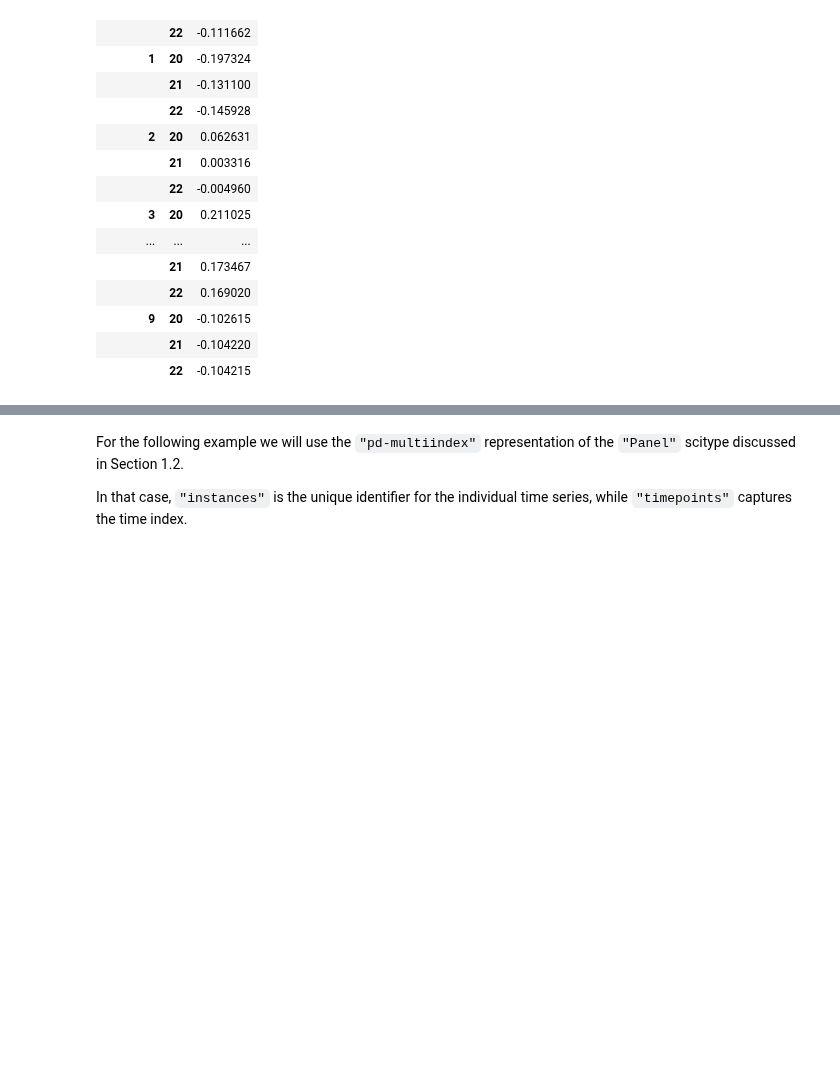
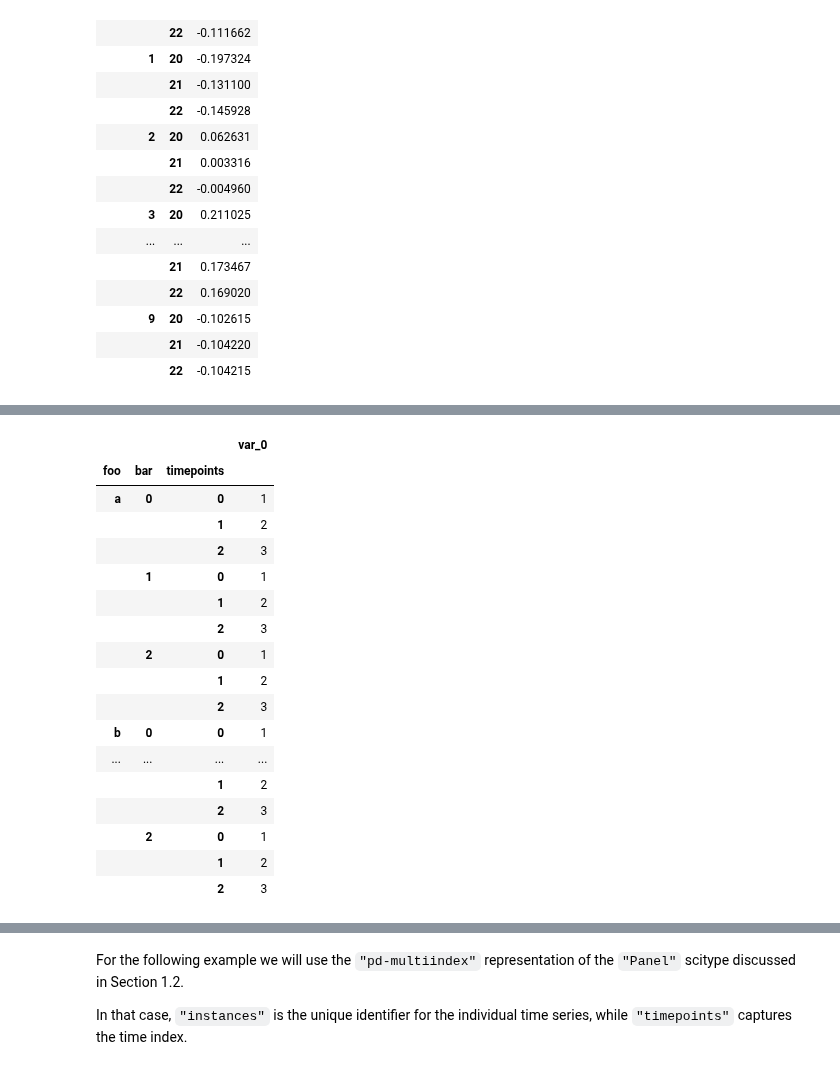
Before and after one commit to sktime/sktime-tutorial-pydata-berlin-2022, a Jupyter notebook: notebooks/hierarchy_global.ipynb, the cells around one changed output, grey strips where cells are left out. Drawn from its saved outputs; the diff is of its cells as text; code cells hidden in the pictures; blank space fills up the shorter version.

```diff
--- a/notebooks/hierarchy_global.ipynb
+++ b/notebooks/hierarchy_global.ipynb
@@ -271,0 +306,24 @@ Disadvantages: peculiarities of lower levels of hierarchy ignored
+# %%
+from sktime.datatypes import get_examples
+
+y_hier = get_examples("pd_multiindex_hier")[1]
+y_hier
+# %% [output]
+|  |  |  | var_0 |
+| foo | bar | timepoints |  |
+| a | 0 | 0 | 1 |
+|  |  | 1 | 2 |
+|  |  | 2 | 3 |
+|  | 1 | 0 | 1 |
+|  |  | 1 | 2 |
+|  |  | 2 | 3 |
+|  | 2 | 0 | 1 |
+|  |  | 1 | 2 |
+|  |  | 2 | 3 |
+| b | 0 | 0 | 1 |
+| ... | ... | ... | ... |
+|  |  | 1 | 2 |
+|  |  | 2 | 3 |
+|  | 2 | 0 | 1 |
+|  |  | 1 | 2 |
+|  |  | 2 | 3 |
```
Also changed, not shown: parts of 19 cells of this notebook, 2 other files.
